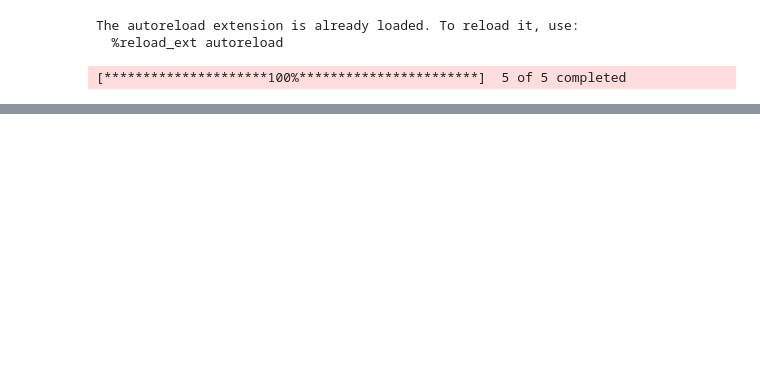
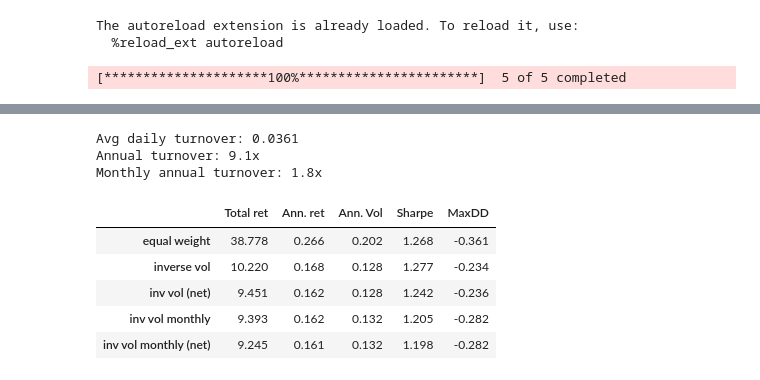
Before and after one commit to rmohanty521/StockReturnAnalyzer, a Jupyter notebook: notebooks/04 _ vol _ weighting.ipynb, the cells around one changed output, grey strips where cells are left out. Cells and saved outputs as stored; diff of their text form; code cells hidden in the pictures; blank space fills up the shorter version.

```diff
--- a/notebooks/04 _ vol _ weighting.ipynb
+++ b/notebooks/04 _ vol _ weighting.ipynb
@@ -53,0 +58,39 @@ dtype: int64
+# %%
+ew_stats = metrics.stats(port_ew)
+iv_stats = metrics.stats(port_iv)
+
+cost = 0.0005
+
+turnover_iv = weights.diff().abs().sum(axis=1).fillna(0)
+port_iv_net = port_iv - turnover_iv * cost
+
+w_m = weights.resample("ME").first().reindex(weights.index).ffill()
+port_m = (w_m * ret_a).sum(axis=1)
+turn_m = w_m.diff().abs().sum(axis=1).fillna(0)
+port_m_net = port_m - turn_m * cost
+
+print(f"Avg daily turnover: {turnover_iv.mean():.4f}")
+print(f"Annual turnover: {turnover_iv.mean() * 252:.1f}x")
+
+print(f"Monthly annual turnover: {turn_m.mean() * 252:.1f}x")
+
+table = pd.DataFrame(
+    {
+        "equal weight": metrics.stats(port_ew),
+        "inverse vol": metrics.stats(port_iv),
+        "inv vol (net)": metrics.stats(port_iv_net),
+        "inv vol monthly": metrics.stats(port_m),
+        "inv vol monthly (net)": metrics.stats(port_m_net),
+    }
+).T
+table.round(3)
+# %% [output]
+Avg daily turnover: 0.0361
+Annual turnover: 9.1x
+Monthly annual turnover: 1.8x
+|  | Total ret | Ann. ret | Ann. Vol | Sharpe | MaxDD |
+| equal weight | 38.778 | 0.266 | 0.202 | 1.268 | -0.361 |
+| inverse vol | 10.220 | 0.168 | 0.128 | 1.277 | -0.234 |
+| inv vol (net) | 9.451 | 0.162 | 0.128 | 1.242 | -0.236 |
+| inv vol monthly | 9.393 | 0.162 | 0.132 | 1.205 | -0.282 |
+| inv vol monthly (net) | 9.245 | 0.161 | 0.132 | 1.198 | -0.282 |
```
Also changed, not shown: parts of 4 cells of this notebook, 2 other files.
